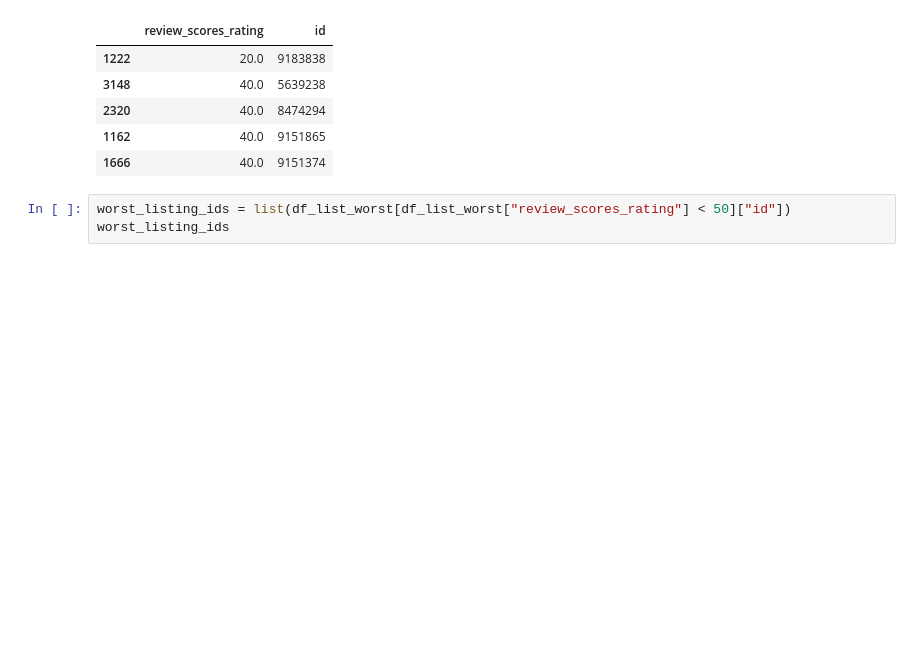
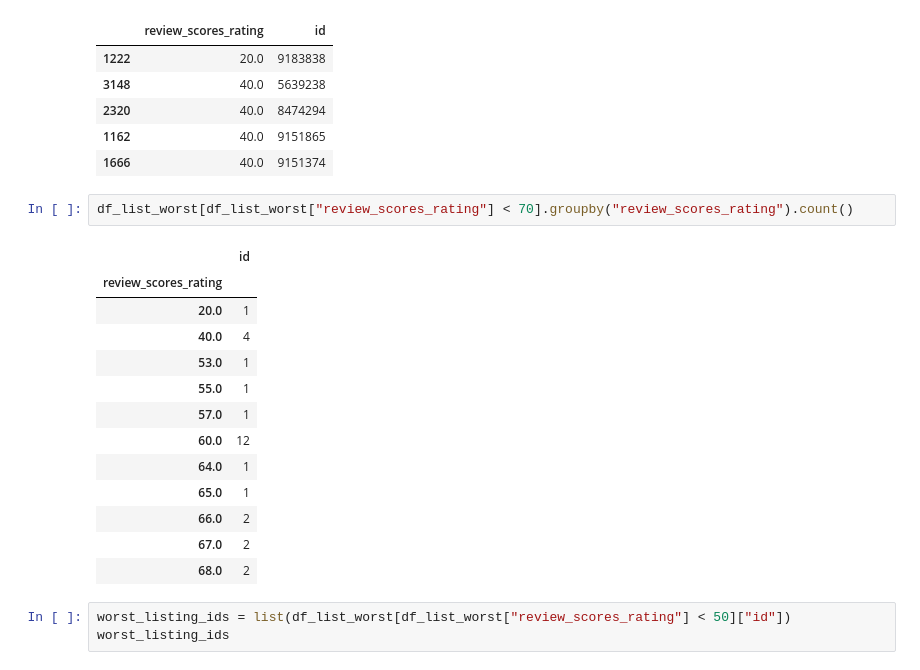
Before and after one commit to ferenc-hechler/udacity-data-scientist-blog-post, a Jupyter notebook: AirBnB-Seattle-Data-Analysis-Question3.ipynb, the cells around one changed output. Drawn from its saved outputs; the diff is of its cells as text; blank space fills up the shorter version.

Commit message:
added suggestions from the submission review.

```diff
--- a/AirBnB-Seattle-Data-Analysis-Question3.ipynb
+++ b/AirBnB-Seattle-Data-Analysis-Question3.ipynb
@@ -84,6 +84,22 @@ df_list_worst[df_list_worst["review_scores_rating"] < 50]
 | 2320 | 40.0 | 8474294 |
 | 1162 | 40.0 | 9151865 |
 | 1666 | 40.0 | 9151374 |
+# %%
+df_list_worst[df_list_worst["review_scores_rating"] < 70].groupby("review_scores_rating").count()
+# %% [output]
+|  | id |
+| review_scores_rating |  |
+| 20.0 | 1 |
+| 40.0 | 4 |
+| 53.0 | 1 |
+| 55.0 | 1 |
+| 57.0 | 1 |
+| 60.0 | 12 |
+| 64.0 | 1 |
+| 65.0 | 1 |
+| 66.0 | 2 |
+| 67.0 | 2 |
+| 68.0 | 2 |
 # %%
 worst_listing_ids = list(df_list_worst[df_list_worst["review_scores_rating"] < 50]["id"])
 worst_listing_ids
```
Also changed, not shown: 2 other files.
